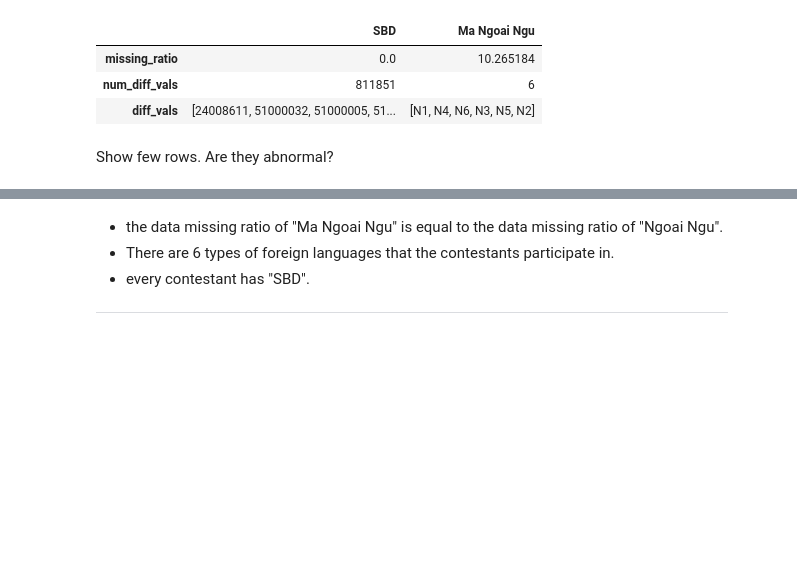
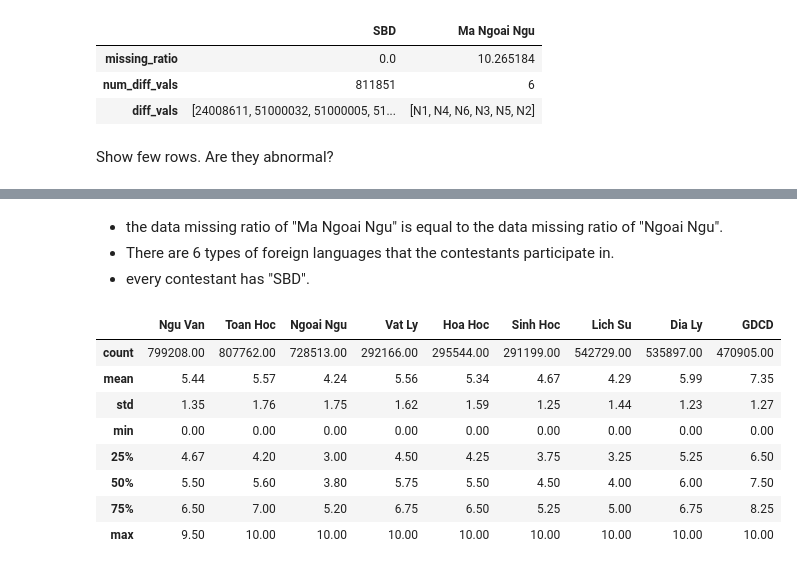
Before and after one commit to HoDangCao/Analyze-College-Entrance-Exam-Scores, a Jupyter notebook: demo.ipynb, the cells around one changed output, grey strips where cells are left out. Saved outputs shown, nothing was run; the diff lists cells and outputs as text; code cells hidden in the pictures; blank space fills up the shorter version.

```diff
--- a/demo.ipynb
+++ b/demo.ipynb
@@ -233,5 +234,15 @@ Name: diff_vals, dtype: object
 - the data missing ratio of "Ma Ngoai Ngu" is equal to the data missing ratio of "Ngoai Ngu".
 - There are 6 types of foreign languages that the contestants participate in.
 - every contestant has "SBD".
-
----
+# %%
+np.round(df[nume_col_list].describe(),2)
+# %% [output]
+|  | Ngu Van | Toan Hoc | Ngoai Ngu | Vat Ly | Hoa Hoc | Sinh Hoc | Lich Su | Dia Ly | GDCD |
+| count | 799208.00 | 807762.00 | 728513.00 | 292166.00 | 295544.00 | 291199.00 | 542729.00 | 535897.00 | 470905.00 |
+| mean | 5.44 | 5.57 | 4.24 | 5.56 | 5.34 | 4.67 | 4.29 | 5.99 | 7.35 |
+| std | 1.35 | 1.76 | 1.75 | 1.62 | 1.59 | 1.25 | 1.44 | 1.23 | 1.27 |
+| min | 0.00 | 0.00 | 0.00 | 0.00 | 0.00 | 0.00 | 0.00 | 0.00 | 0.00 |
+| 25% | 4.67 | 4.20 | 3.00 | 4.50 | 4.25 | 3.75 | 3.25 | 5.25 | 6.50 |
+| 50% | 5.50 | 5.60 | 3.80 | 5.75 | 5.50 | 4.50 | 4.00 | 6.00 | 7.50 |
+| 75% | 6.50 | 7.00 | 5.20 | 6.75 | 6.50 | 5.25 | 5.00 | 6.75 | 8.25 |
+| max | 9.50 | 10.00 | 10.00 | 10.00 | 10.00 | 10.00 | 10.00 | 10.00 | 10.00 |
```
Also changed, not shown: parts of 7 cells of this notebook.
